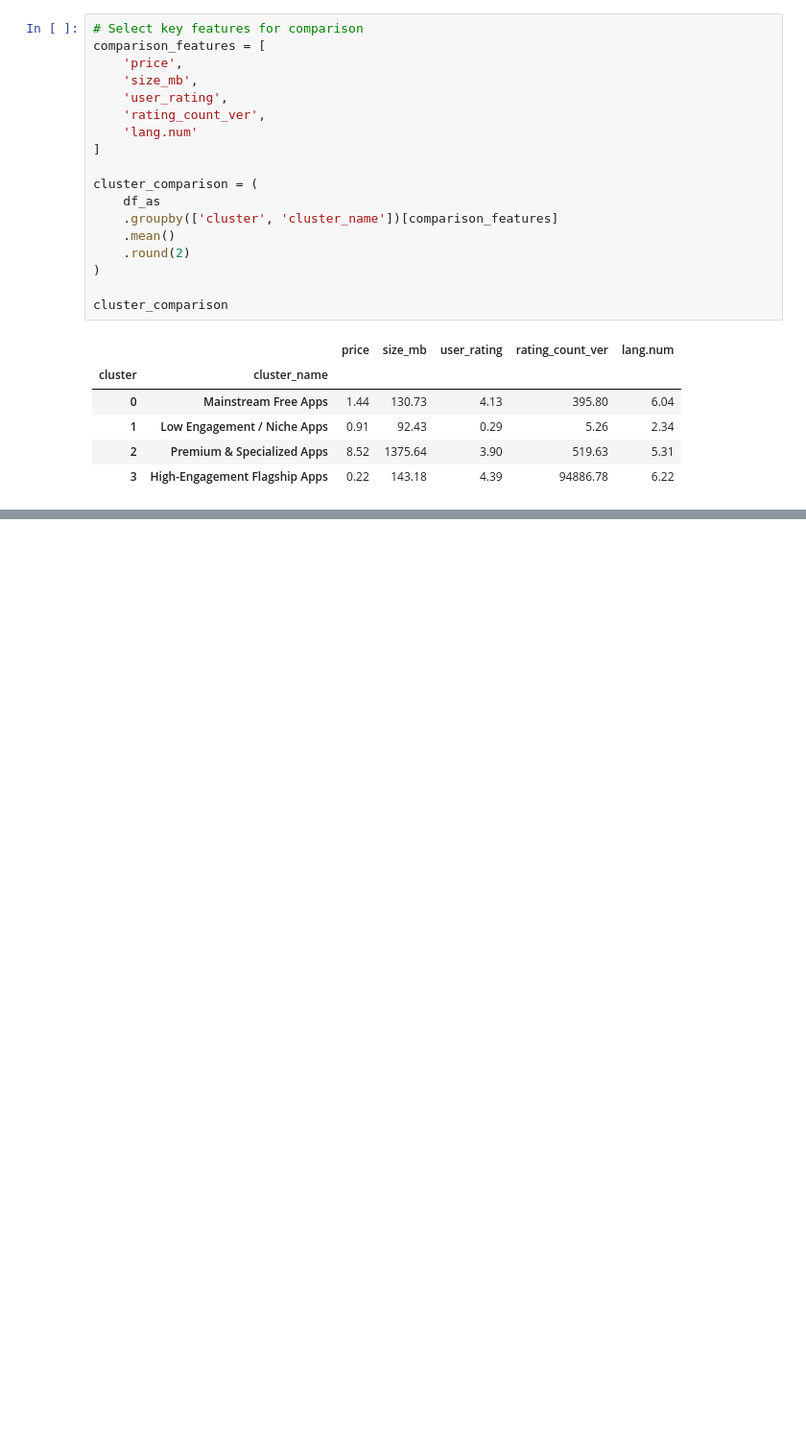
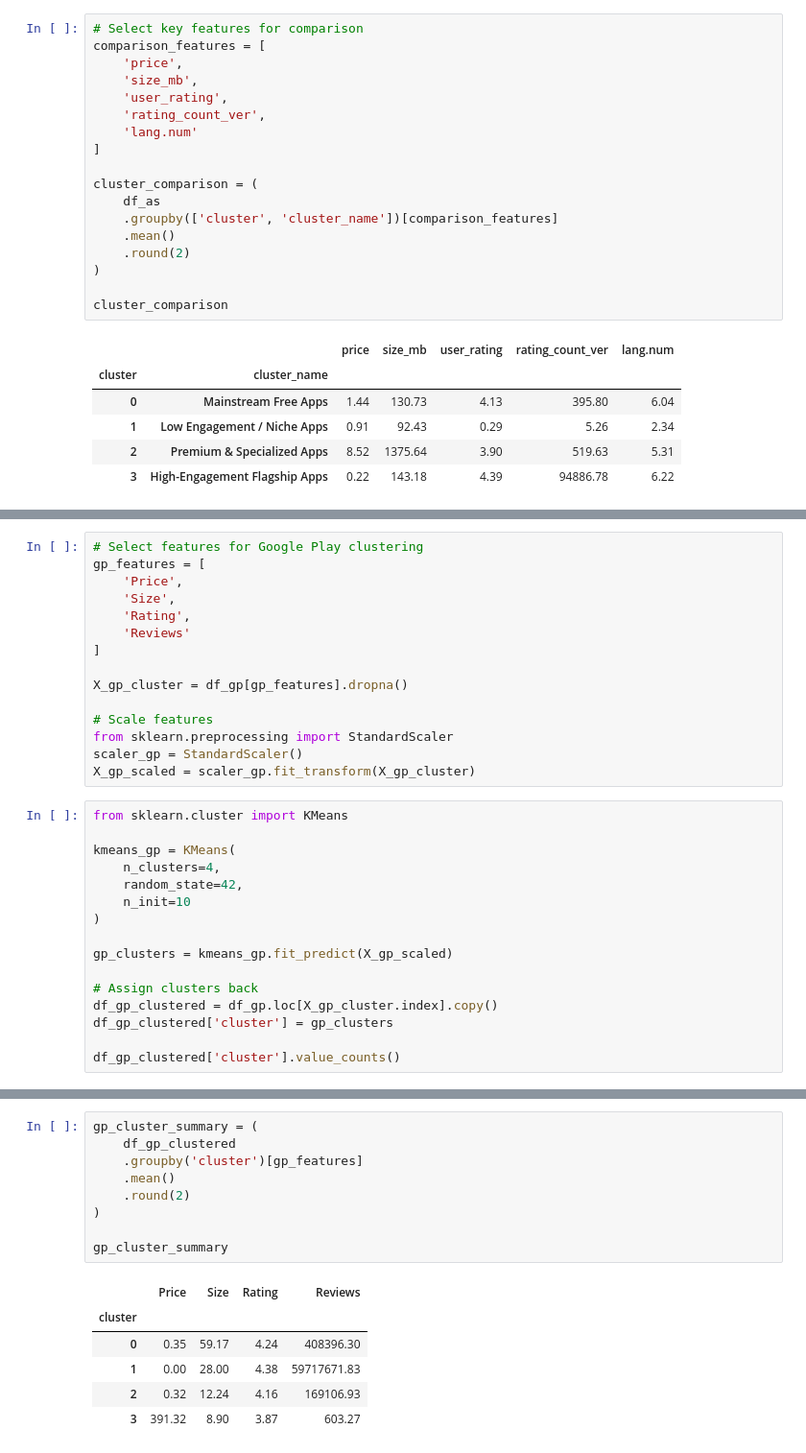
Before and after one commit to Dhairyaxshah/Appfluence, a Jupyter notebook: notebooks/04_unsupervised_ml.ipynb, the cells around one changed output, grey strips where cells are left out. Shown at 96% size. Saved outputs shown, nothing was run; the diff lists cells and outputs as text; blank space fills up the shorter version.

```diff
--- a/notebooks/04_unsupervised_ml.ipynb
+++ b/notebooks/04_unsupervised_ml.ipynb
@@ -593,0 +640,31 @@ cluster_comparison
+# %%
+# Select features for Google Play clustering
+gp_features = [
+    'Price',
+    'Size',
+    'Rating',
+    'Reviews'
+]
+
+X_gp_cluster = df_gp[gp_features].dropna()
+
+# Scale features
+from sklearn.preprocessing import StandardScaler
+scaler_gp = StandardScaler()
+X_gp_scaled = scaler_gp.fit_transform(X_gp_cluster)
+# %%
+from sklearn.cluster import KMeans
+
+kmeans_gp = KMeans(
+    n_clusters=4,
+    random_state=42,
+    n_init=10
+)
+
+gp_clusters = kmeans_gp.fit_predict(X_gp_scaled)
+
+# Assign clusters back
+df_gp_clustered = df_gp.loc[X_gp_cluster.index].copy()
+df_gp_clustered['cluster'] = gp_clusters
+
+df_gp_clustered['cluster'].value_counts()
@@ -593,0 +679,16 @@ cluster_comparison
+# %%
+gp_cluster_summary = (
+    df_gp_clustered
+    .groupby('cluster')[gp_features]
+    .mean()
+    .round(2)
+)
+
+gp_cluster_summary
+# %% [output]
+|  | Price | Size | Rating | Reviews |
+| cluster |  |  |  |  |
+| 0 | 0.35 | 59.17 | 4.24 | 408396.30 |
+| 1 | 0.00 | 28.00 | 4.38 | 59717671.83 |
+| 2 | 0.32 | 12.24 | 4.16 | 169106.93 |
+| 3 | 391.32 | 8.90 | 3.87 | 603.27 |
```
Also changed, not shown: parts of 12 cells of this notebook.
